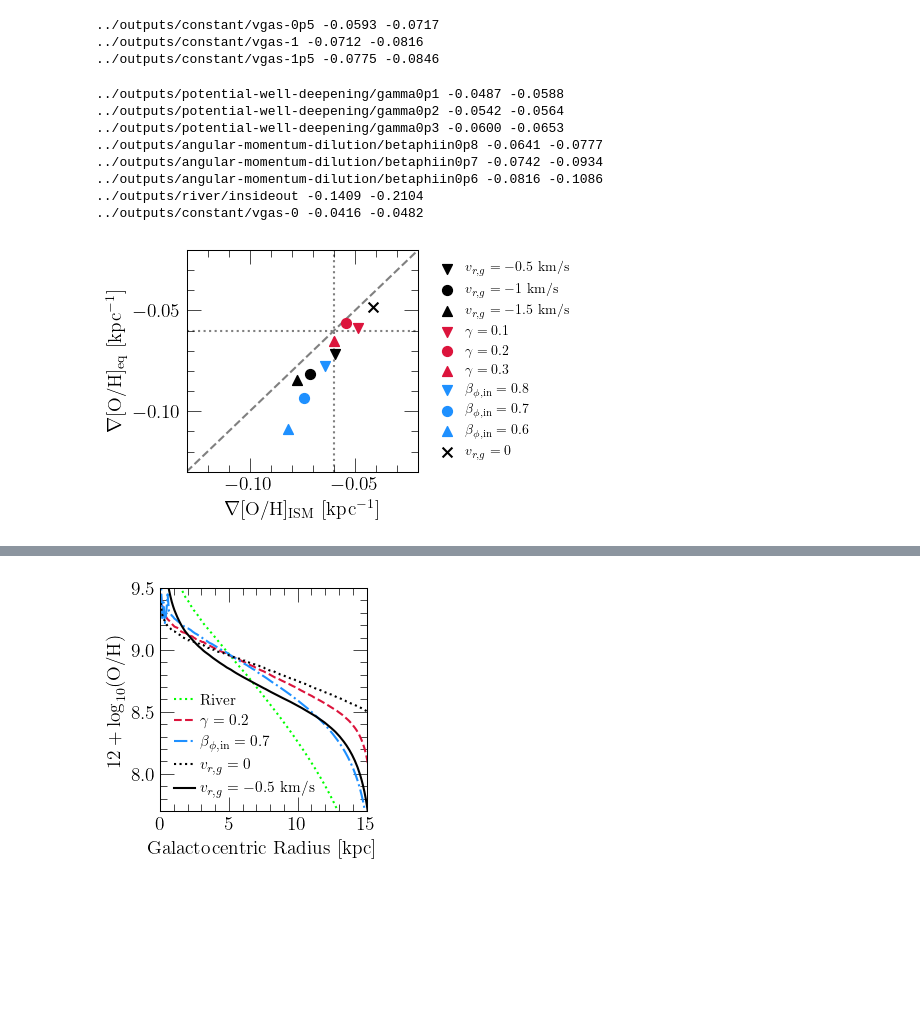
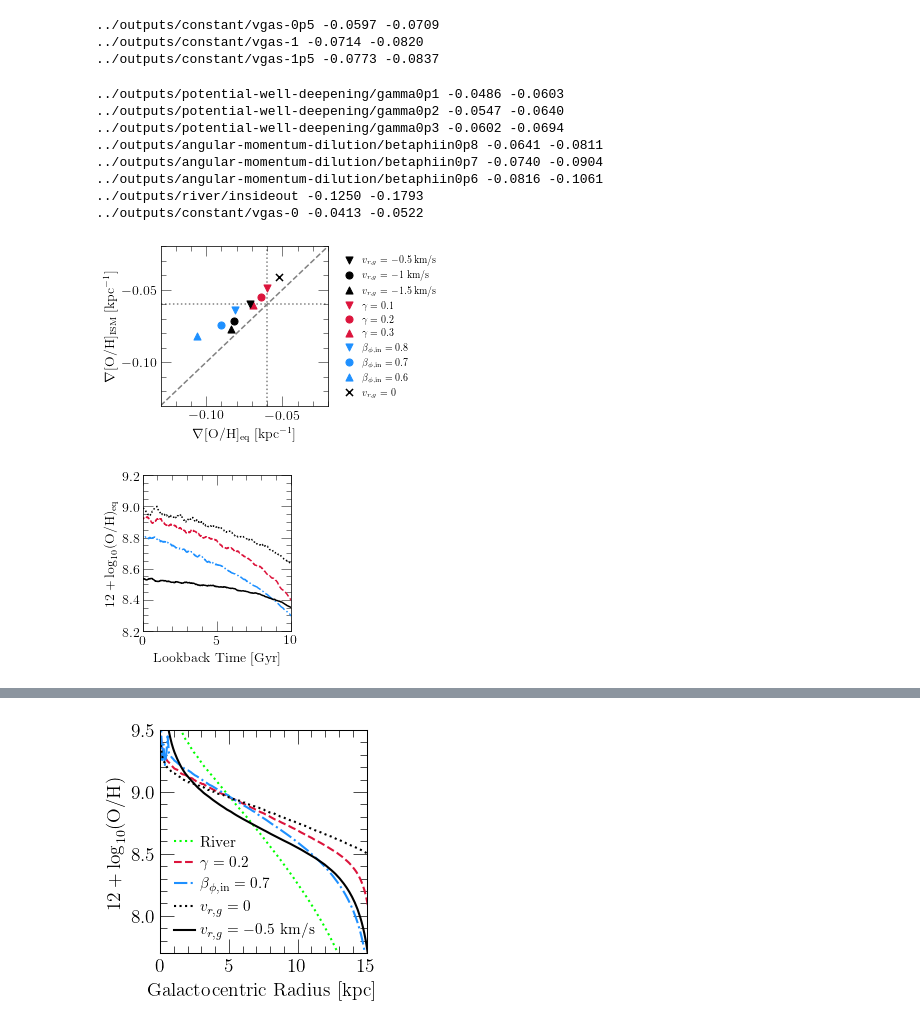
Before and after one commit to giganano/radial-flows, a Jupyter notebook: notebooks/equilibrium.ipynb, the cells around one changed output, grey strips where cells are left out. Cells and saved outputs as stored; diff of their text form; code cells hidden in the pictures; blank space fills up the shorter version.

```diff
--- a/notebooks/equilibrium.ipynb
+++ b/notebooks/equilibrium.ipynb
@@ -124,8 +147,8 @@ LABELS = [
 
 fig = plt.figure(figsize = (5, 3.))
 ax = fig.add_subplot(111)
-ax.set_xlabel(r"$\nabla$[O/H]$_\text{ISM}$ [kpc$^{-1}$]")
-ax.set_ylabel(r"$\nabla$[O/H]$_\text{eq}$ [kpc$^{-1}$]")
+ax.set_ylabel(r"$\nabla$[O/H]$_\text{ISM}$ [kpc$^{-1}$]")
+ax.set_xlabel(r"$\nabla$[O/H]$_\text{eq}$ [kpc$^{-1}$]")
 # ax.set_xlim([-0.15, -0.02])
 # ax.set_ylim([-0.22, -0.02])
 # ax.set_xlim([-0.34, 0])
@@ -159,7 +182,8 @@ for i in range(len(outputs)):
     eq = eq_gradient(outputs[i], 0)
     # print(ism, eq)
     print(outputs[i].name, "%.4f" % (ism), "%.4f" % (eq))
-    if LABELS[i] != "River": ax.scatter(ism, eq, **kwargs)
+#     if LABELS[i] != "River": ax.scatter(ism, eq, **kwargs)
+    if LABELS[i] != "River": ax.scatter(eq, ism, **kwargs)
     # ax.scatter(ism, eq, **kwargs)
 
 # shaded = [-0.07, -0.05]
@@ -170,44 +194,44 @@ for i in range(len(outputs)):
 #     s = 50,
 #     zorder = -1000,
 #     label = "MW")
 # ax.text(-0.15, -0.065, r"MW", fontsize = 12)
 # ax.arrow(-0.12, -0.06, 0.03, 0,
 #     color = named_colors()["grey"],
 #     head_length = 0.01,
 #     head_width = 0.01)
 
 # ax.text(-0.03, -0.09, r"River", fontsize = 12)
 # ax.arrow(-0.033, -0.088, -0.012, -0.012,
 #     color = named_colors()["grey"],
 #     head_length = 0.008,
 #     head_width = 0.008)
 
 kwargs = {
     "loc": mpl_loc("center left"),
     "bbox_to_anchor": (1.01, 0.5),
     "fontsize": 10,
     "scatterpoints": 1
 }
 leg = ax.legend(**kwargs)
 
 plt.tight_layout()
 for ext in ["pdf", "jpeg"]:
     kwargs = {}
     if ext == "jpeg": kwargs["dpi"] = 200
     plt.savefig("./equilibrium/gradism-gradeq-comp.%s" % (ext), **kwargs)
 plt.show()
 # %% [output]
-../outputs/constant/vgas-0p5 -0.0593 -0.0717
-../outputs/constant/vgas-1 -0.0712 -0.0816
-../outputs/constant/vgas-1p5 -0.0775 -0.0846
+../outputs/constant/vgas-0p5 -0.0597 -0.0709
+../outputs/constant/vgas-1 -0.0714 -0.0820
+../outputs/constant/vgas-1p5 -0.0773 -0.0837
-../outputs/potential-well-deepening/gamma0p1 -0.0487 -0.0588
-../outputs/potential-well-deepening/gamma0p2 -0.0542 -0.0564
-../outputs/potential-well-deepening/gamma0p3 -0.0600 -0.0653
-../outputs/angular-momentum-dilution/betaphiin0p8 -0.0641 -0.0777
-../outputs/angular-momentum-dilution/betaphiin0p7 -0.0742 -0.0934
-../outputs/angular-momentum-dilution/betaphiin0p6 -0.0816 -0.1086
-../outputs/river/insideout -0.1409 -0.2104
-../outputs/constant/vgas-0 -0.0416 -0.0482
+../outputs/potential-well-deepening/gamma0p1 -0.0486 -0.0603
+../outputs/potential-well-deepening/gamma0p2 -0.0547 -0.0640
+../outputs/potential-well-deepening/gamma0p3 -0.0602 -0.0694
+../outputs/angular-momentum-dilution/betaphiin0p8 -0.0641 -0.0811
+../outputs/angular-momentum-dilution/betaphiin0p7 -0.0740 -0.0904
+../outputs/angular-momentum-dilution/betaphiin0p6 -0.0816 -0.1061
+../outputs/river/insideout -0.1250 -0.1793
+../outputs/constant/vgas-0 -0.0413 -0.0522
-[figure, old version]
+[figure, new version]
 # %%
 outputs = [
@@ -217,6 +241,41 @@ outputs = [
     "../outputs/constant/vgas-1"
 ]
 outputs = [vice.output(name) for name in outputs]
+# %%
+LABELS = [r"$v_{r,g} = 0$", r"$\gamma = 0.2$", r"$\beta_{\phi,\text{in}} = 0.7$", r"$v_{r,g} = -1$ km/s"]
+COLORS = ["black", "crimson", "dodgerblue", "black"]
+LINESTYLES = [":", "--", "-.", "-"]
+
+fig = plt.figure(figsize = (3, 3))
+ax = fig.add_subplot(111)
+ax.set_xlabel(r"Lookback Time [Gyr]")
+ax.set_ylabel(r"$12 + \log_{10}($O/H$)_\text{eq}$")
+ax.set_xlim([0, 10])
+ax.set_ylim([8.2, 9.2])
+
+def plot_prediction(output, radius = 8, zone_width = 0.1, **kwargs):
+    lookback, oheq = equilibrium_evol(output, radius, zone_width = zone_width)
+    oheq = [np.log10(zeq / vice.solar_z['o']) for zeq in oheq]
+    oheq = [oh_to_12pluslog(oh) for oh in oheq]
+    oheq = boxcarsmoothtrend(lookback, oheq, window = 20)
+    ax.plot(lookback, oheq, **kwargs)
+
+for i in range(len(outputs)):
+    kwargs = {
+        "c": named_colors()[COLORS[i]],
+        "linestyle": LINESTYLES[i],
+        "label": LABELS[i]
+    }
+    plot_prediction(outputs[i], **kwargs)
+
+plt.tight_layout()
+for ext in ["pdf", "jpeg"]:
+    kwargs = {}
+    if ext == "jpeg": kwargs["dpi"] = 200
+    plt.savefig("./equilibrium/eq-vs-time.%s" % (ext), **kwargs)
+plt.show()
+# %% [output]
+[figure, added]
 # %%
 LABELS = [r"$v_{r,g} = 0$", r"$\gamma = 0.2$", r"$\beta_{\phi,\text{in}} = 0.7$", r"$v_{r,g} = -1$ km/s"]
 COLORS = ["black", "crimson", "dodgerblue", "black"]
```
Also changed, not shown: parts of 7 cells of this notebook, 18 other files.
